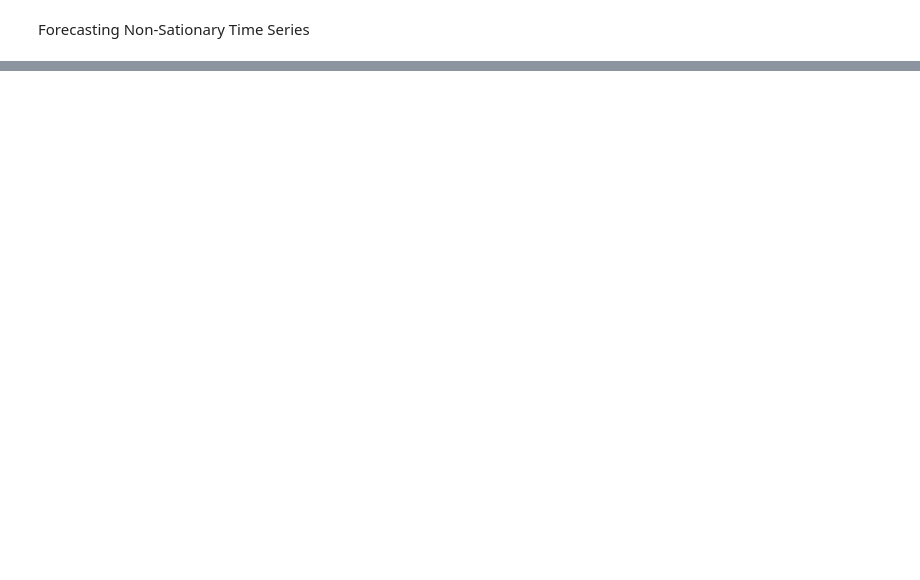
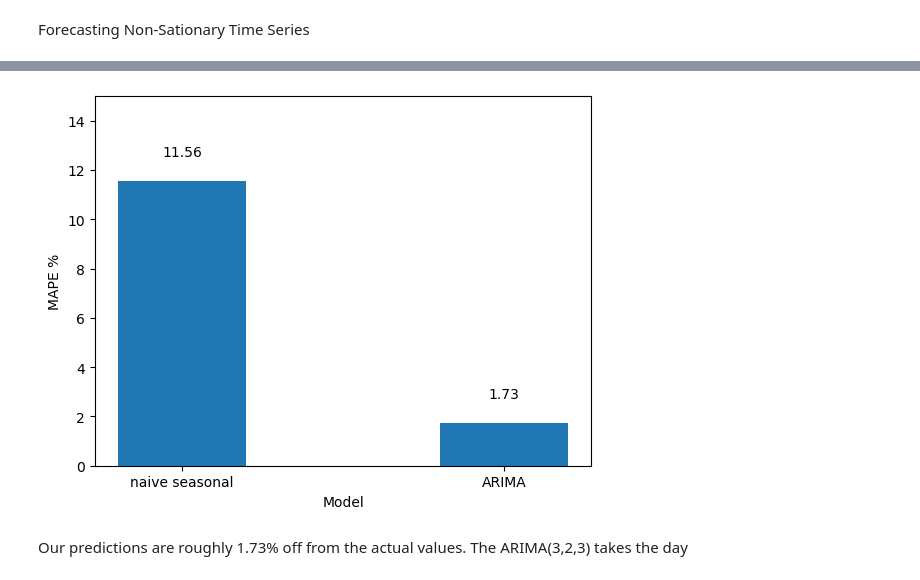
Before and after one commit to Clint-Os/Machine-Learning, a Jupyter notebook: Forecasting non-stationary timeseries.ipynb, the cells around one changed output, grey strips where cells are left out. Drawn from its saved outputs; the diff is of its cells as text; code cells hidden in the pictures; blank space fills up the shorter version.

```diff
--- a/Forecasting non-stationary timeseries.ipynb
+++ b/Forecasting non-stationary timeseries.ipynb
@@ -2,0 +5,4 @@ Forecasting Non-Sationary Time Series
+# %%
+import pandas as pd
+df= pd.read_csv(r"C:\Users\user\Downloads\jj.csv")
+df.head()
@@ -2,0 +203,29 @@ Forecasting Non-Sationary Time Series
+# %%
+from sklearn.metrics import mean_absolute_percentage_error
+
+def mape(y_true, y_pred):
+    return np.mean(np.abs((y_true - y_pred) / y_true)) * 100
+
+mape_naive_seasonal = mape(test['data'], test['naive_seasonal'])
+mape_ARIMA = mape(test['data'], test['ARIMA_pred'])
+
+fig, ax = plt.subplots()
+
+x= ['naive seasonal', 'ARIMA']
+y =[mape_naive_seasonal, mape_ARIMA]
+
+ax.bar(x,y, width=0.4)
+
+ax.set_xlabel('Model')
+ax.set_ylabel('MAPE %')
+ax.set_ylim(0,15)
+
+for index, value in enumerate(y):
+    plt.text(x=index, y=value+1, s=str(round(value,2)), ha='center')
+
+
+plt.show()
+# %% [output]
+[figure, added]
+# %% [markdown]
+Our predictions are roughly 1.73% off from the actual values. The ARIMA(3,2,3) takes the day
```
Also changed, not shown: parts of 20 cells of this notebook, 1 other file.
